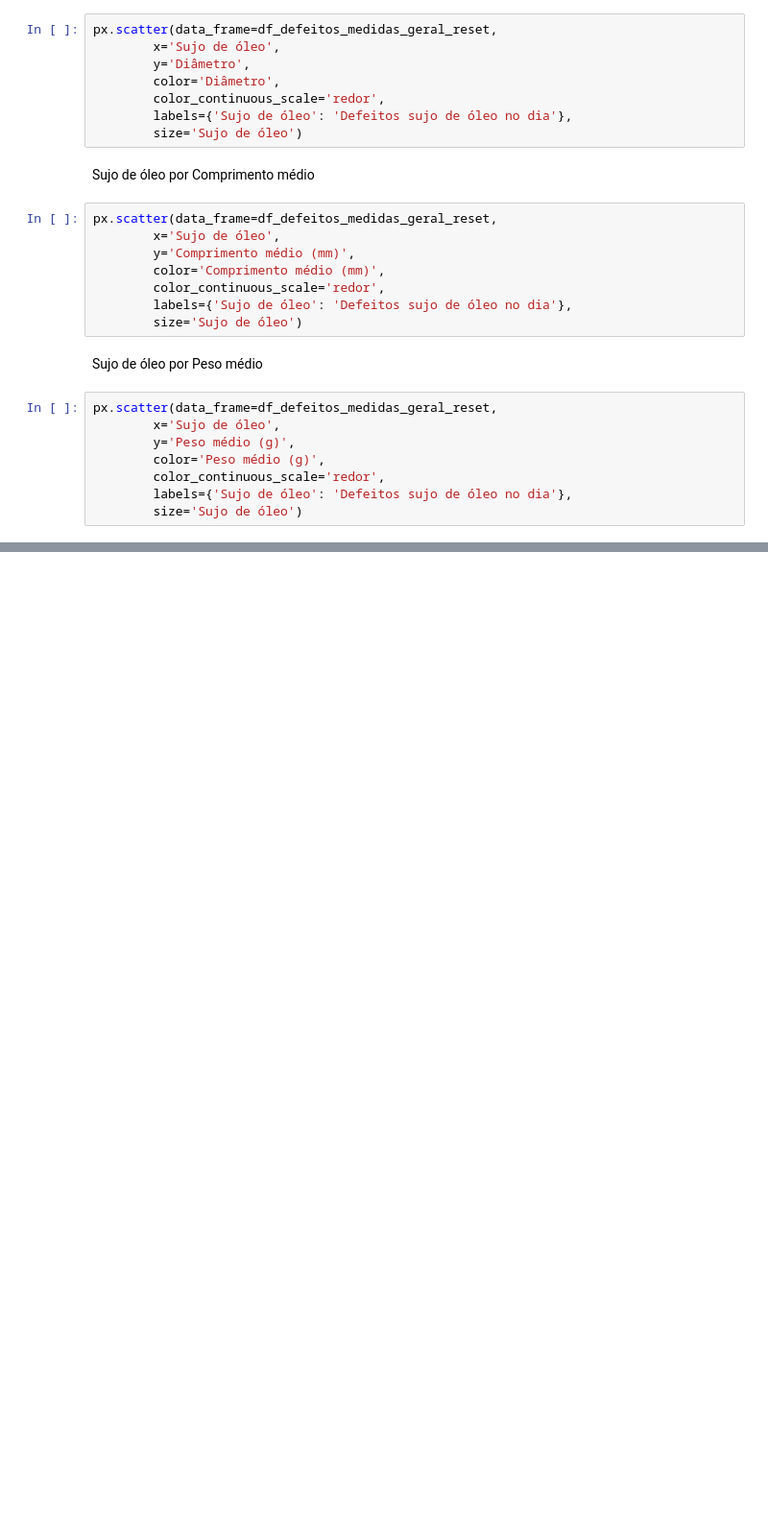
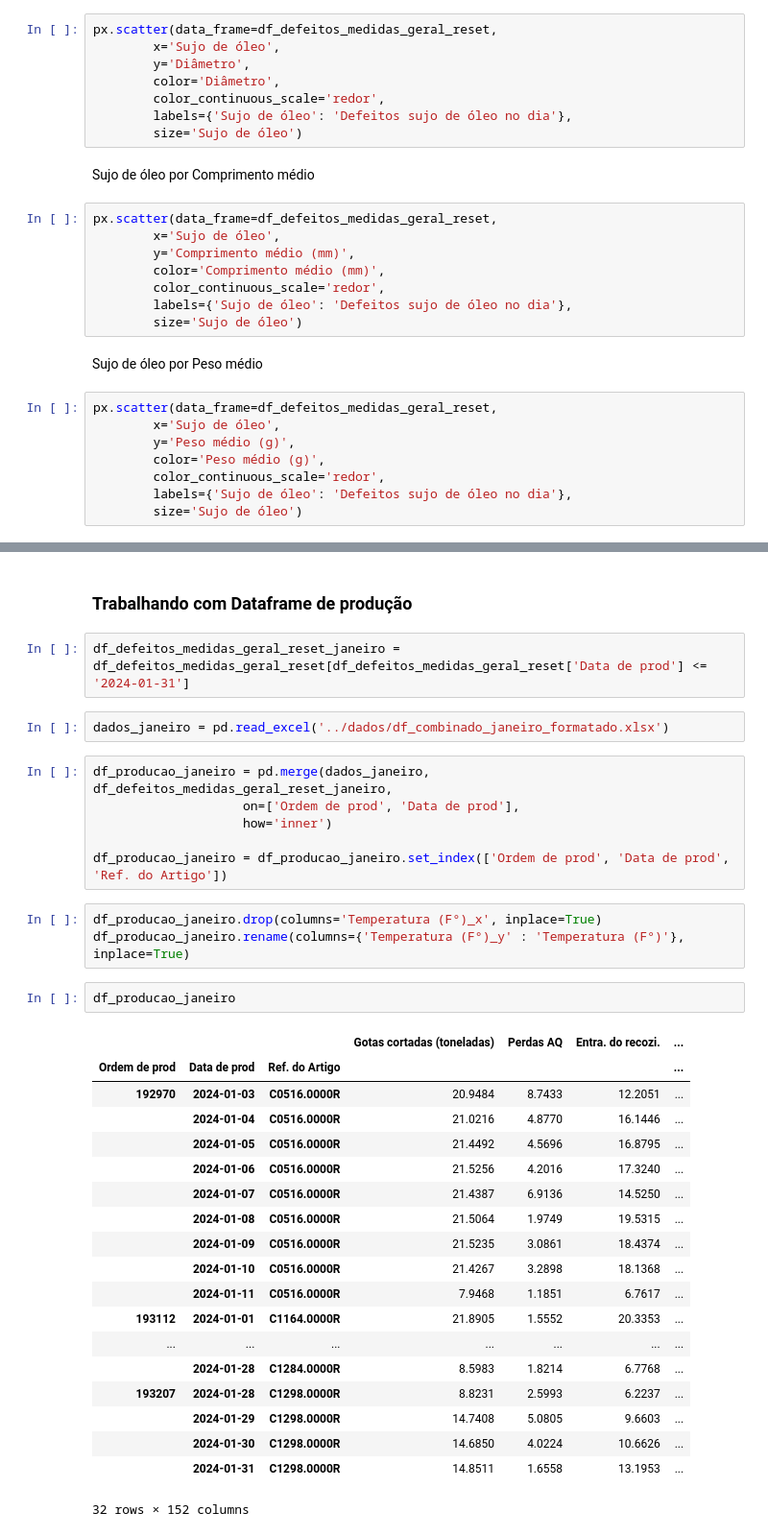
Before and after one commit to lucasz-g/Analise-Gotas, a Jupyter notebook: analises/analise_defeitos.ipynb, the cells around one changed output, grey strips where cells are left out. Shown at 96% size. Cells and saved outputs as stored; diff of their text form; blank space fills up the shorter version.

```diff
--- a/analises/analise_defeitos.ipynb
+++ b/analises/analise_defeitos.ipynb
@@ -816,0 +804,37 @@ Length: 136, dtype: int64
+# %% [markdown]
+### Trabalhando com Dataframe de produção
+# %%
+df_defeitos_medidas_geral_reset_janeiro = df_defeitos_medidas_geral_reset[df_defeitos_medidas_geral_reset['Data de prod'] <= '2024-01-31']
+# %%
+dados_janeiro = pd.read_excel('../dados/df_combinado_janeiro_formatado.xlsx')
+# %%
+df_producao_janeiro = pd.merge(dados_janeiro, df_defeitos_medidas_geral_reset_janeiro,
+                    on=['Ordem de prod', 'Data de prod'],
+                    how='inner')
+
+df_producao_janeiro = df_producao_janeiro.set_index(['Ordem de prod', 'Data de prod', 'Ref. do Artigo'])
+# %%
+df_producao_janeiro.drop(columns='Temperatura (F°)_x', inplace=True)
+df_producao_janeiro.rename(columns={'Temperatura (F°)_y' : 'Temperatura (F°)'}, inplace=True)
+# %%
+df_producao_janeiro
+# %% [output]
+|  |  |  | Gotas cortadas (toneladas) | Perdas AQ | Entra. do recozi. | ... |
+| Ordem de prod | Data de prod | Ref. do Artigo |  |  |  | ... |
+| 192970 | 2024-01-03 | C0516.0000R | 20.9484 | 8.7433 | 12.2051 | ... |
+|  | 2024-01-04 | C0516.0000R | 21.0216 | 4.8770 | 16.1446 | ... |
+|  | 2024-01-05 | C0516.0000R | 21.4492 | 4.5696 | 16.8795 | ... |
+|  | 2024-01-06 | C0516.0000R | 21.5256 | 4.2016 | 17.3240 | ... |
+|  | 2024-01-07 | C0516.0000R | 21.4387 | 6.9136 | 14.5250 | ... |
+|  | 2024-01-08 | C0516.0000R | 21.5064 | 1.9749 | 19.5315 | ... |
+|  | 2024-01-09 | C0516.0000R | 21.5235 | 3.0861 | 18.4374 | ... |
+|  | 2024-01-10 | C0516.0000R | 21.4267 | 3.2898 | 18.1368 | ... |
+|  | 2024-01-11 | C0516.0000R | 7.9468 | 1.1851 | 6.7617 | ... |
+| 193112 | 2024-01-01 | C1164.0000R | 21.8905 | 1.5552 | 20.3353 | ... |
+| ... | ... | ... | ... | ... | ... | ... |
+|  | 2024-01-28 | C1284.0000R | 8.5983 | 1.8214 | 6.7768 | ... |
+| 193207 | 2024-01-28 | C1298.0000R | 8.8231 | 2.5993 | 6.2237 | ... |
+|  | 2024-01-29 | C1298.0000R | 14.7408 | 5.0805 | 9.6603 | ... |
+|  | 2024-01-30 | C1298.0000R | 14.6850 | 4.0224 | 10.6626 | ... |
+|  | 2024-01-31 | C1298.0000R | 14.8511 | 1.6558 | 13.1953 | ... |
+32 rows × 152 columns
```
Also changed, not shown: parts of 15 cells of this notebook, 3 other files.
